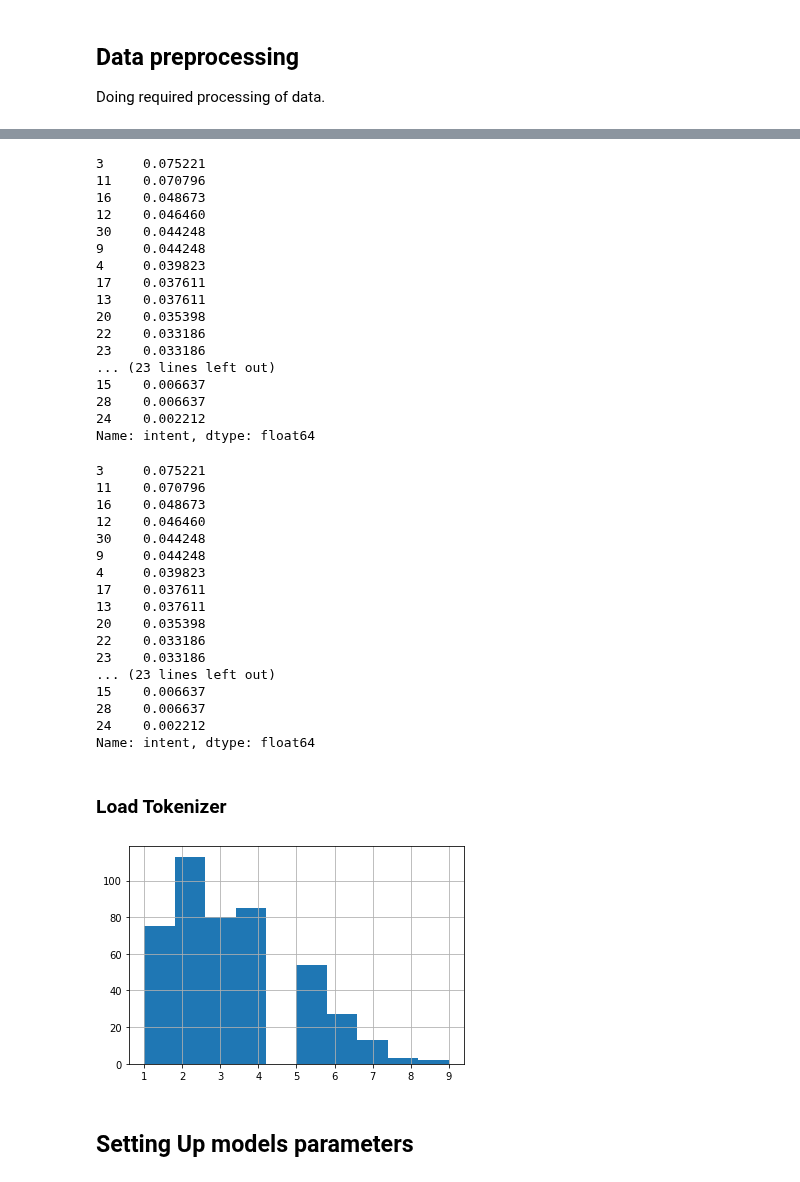
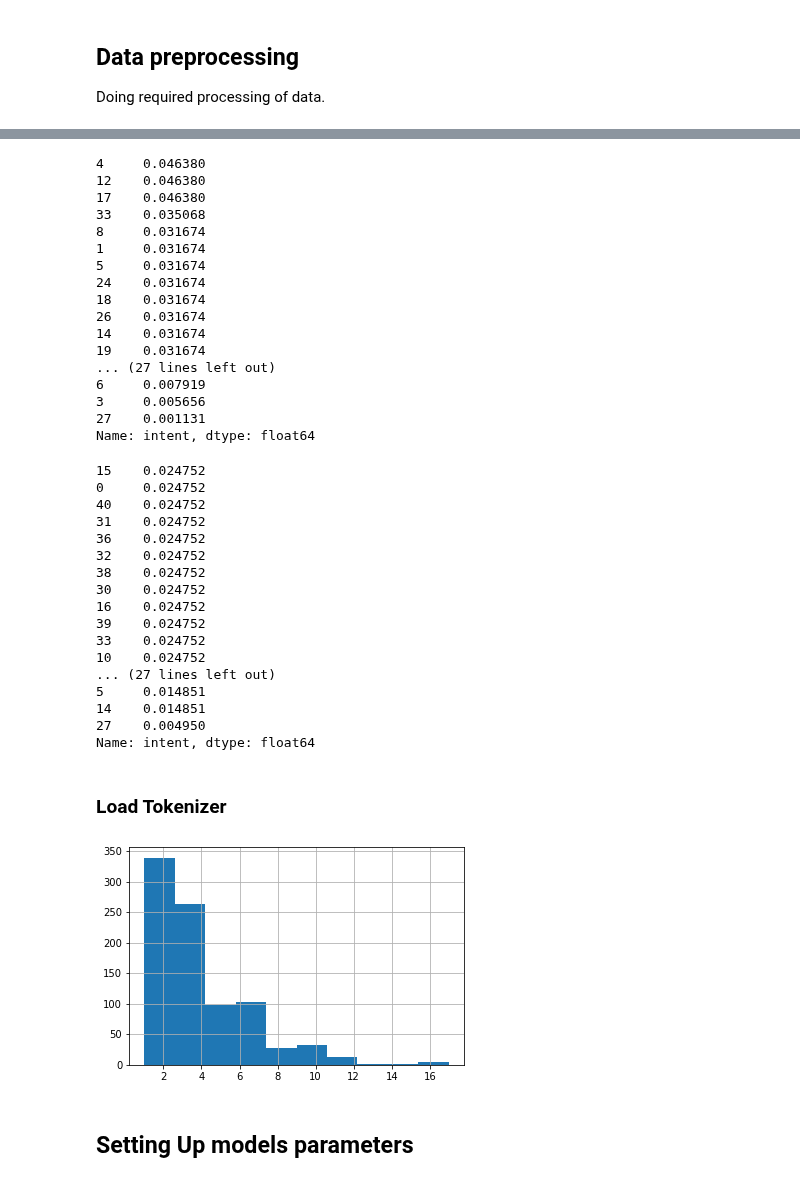
Before and after one commit to surajkarki66/Lucy-Backend, a Jupyter notebook: notebooks/chabot_train.ipynb, the cells around one changed output, grey strips where cells are left out. Cells and saved outputs as stored; diff of their text form; code cells hidden in the pictures.

```diff
--- a/notebooks/chabot_train.ipynb
+++ b/notebooks/chabot_train.ipynb
@@ -55,8 +61,8 @@ device = "cuda" if torch.cuda.is_available() else "cpu"
 ## Data preprocessing
 Doing required processing of data.
 # %%
-df_train = pd.read_csv("train_data.csv")
-df_test = pd.read_csv("test_data.csv")
+df_train = pd.read_excel("train_data.xlsx")
+df_test = pd.read_excel("test_data.xlsx")
 # %%
 df_train.head()
 # %% [output]
@@ -126,43 +132,43 @@ df_train['intent'] = le.fit_transform(df_train['intent'])
 # check class distribution
 df_train['intent'].value_counts(normalize = True)
 # %% [output]
-3     0.075221
-11    0.070796
-16    0.048673
-12    0.046460
-30    0.044248
-9     0.044248
-4     0.039823
-17    0.037611
-13    0.037611
-20    0.035398
-22    0.033186
-23    0.033186
-... (23 lines left out)
-15    0.006637
-28    0.006637
-24    0.002212
+4     0.046380
+12    0.046380
+17    0.046380
+33    0.035068
+8     0.031674
+1     0.031674
+5     0.031674
+24    0.031674
+18    0.031674
+26    0.031674
+14    0.031674
+19    0.031674
+... (27 lines left out)
+6     0.007919
+3     0.005656
+27    0.001131
 Name: intent, dtype: float64
 # %%
 # check class distribution
 df_test['intent'].value_counts(normalize = True)
 # %% [output]
-3     0.075221
-11    0.070796
-16    0.048673
-12    0.046460
-30    0.044248
-9     0.044248
-4     0.039823
-17    0.037611
-13    0.037611
-20    0.035398
-22    0.033186
-23    0.033186
-... (23 lines left out)
-15    0.006637
-28    0.006637
-24    0.002212
+15    0.024752
+0     0.024752
+40    0.024752
+31    0.024752
+36    0.024752
+32    0.024752
+38    0.024752
+30    0.024752
+16    0.024752
+39    0.024752
+33    0.024752
+10    0.024752
+... (27 lines left out)
+5     0.014851
+14    0.014851
+27    0.004950
 Name: intent, dtype: float64
 # %%
 # In this example we have used all the utterances for training purpose
@@ -187,13 +193,13 @@ def load_tokenizer(model="bert"):
 # %%
 # get length of all the messages in the train set
 seq_len = [len(i.split()) for i in train_text]
 
 pd.Series(seq_len).hist(bins = 10)
 
 # Based on the histogram we are selecting the max len as 9
-max_seq_len = 9
+max_seq_len = 16
 # %% [output]
-[figure, old version]
+[figure, new version]
 # %%
 def get_tokenized_data(model="bert"):
   tokenizer = load_tokenizer(model=model)
```
Also changed, not shown: parts of 28 cells of this notebook.
